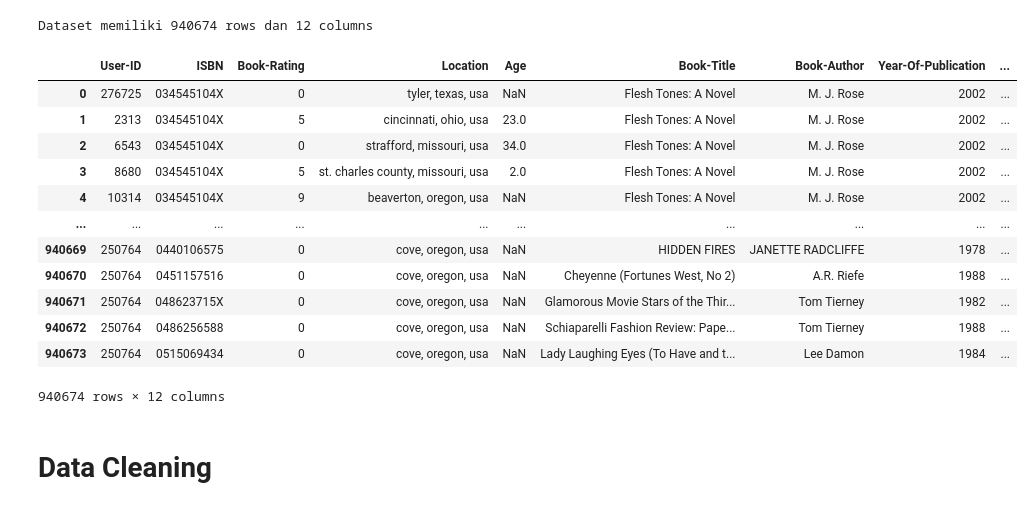
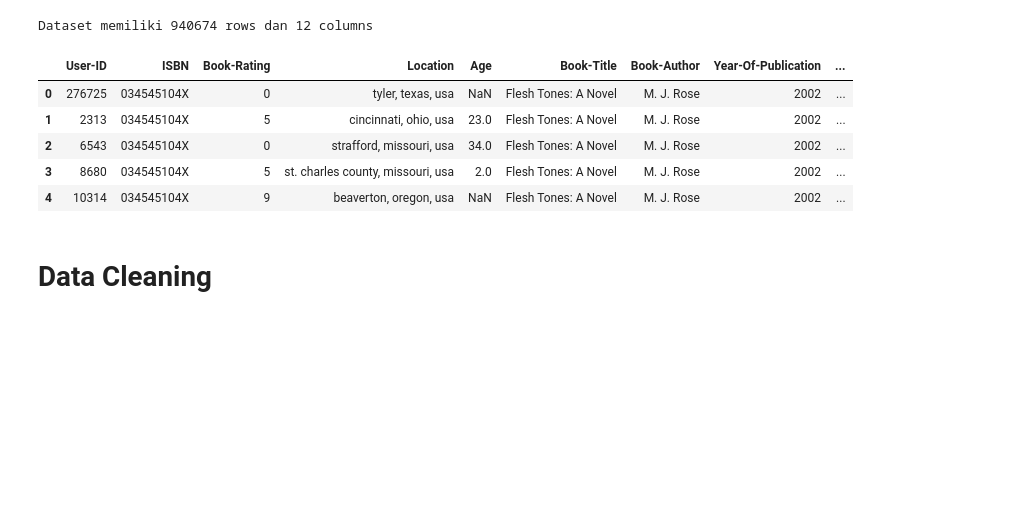
Before and after one commit to fradina/market-basket-analysis-in-book-recommendation-based-on-age, a Jupyter notebook: Prepare Dataset.ipynb, the cells around one changed output. Cells and saved outputs as stored; diff of their text form; code cells hidden in the pictures; blank space fills up the shorter version.

```diff
--- a/Prepare Dataset.ipynb
+++ b/Prepare Dataset.ipynb
@@ -17,9 +17,9 @@ from mlxtend.frequent_patterns import apriori
 from mlxtend.frequent_patterns import association_rules
 # %%
 #Load dataset from bookcrossing
-users = pd.read_csv("./BX-Users.csv", names=['User-ID', 'Location', 'Age'], encoding='latin-1', skiprows=1)
-books = pd.read_csv("./BX-Books.csv", names=['ISBN', 'Book-Title' ,'Book-Author','Year-Of-Publication', 'Publisher', 'Image-Url-S', 'Image-Url-M', 'Image-Url-L'], encoding='latin-1', skiprows=1)
-ratings = pd.read_csv("./BX-Book-Ratings.csv", names=['User-ID', 'ISBN', 'Book-Rating'], encoding='latin-1', skiprows=1)
+users = pd.read_csv("./BX-Book/BX-Users.csv", names=['User-ID', 'Location', 'Age'], encoding='latin-1', skiprows=1)
+books = pd.read_csv("./BX-Book/BX-Books.csv", names=['ISBN', 'Book-Title' ,'Book-Author','Year-Of-Publication', 'Publisher', 'Image-Url-S', 'Image-Url-M', 'Image-Url-L'], encoding='latin-1', skiprows=1)
+ratings = pd.read_csv("./Bx-Book/BX-Book-Ratings.csv", names=['User-ID', 'ISBN', 'Book-Rating'], encoding='latin-1', skiprows=1)
 # %%
 #Print users header
 users.head()
@@ -143,21 +143,14 @@ print("Dataset memiliki {} rows dan {} columns".format(data.shape[0], data.shape
 # %% [output]
 Dataset memiliki 940674 rows dan 12 columns
 # %%
-data
+data.head()
 # %% [output]
 |  | User-ID | ISBN | Book-Rating | Location | Age | Book-Title | Book-Author | Year-Of-Publication | ... |
 | 0 | 276725 | 034545104X | 0 | tyler, texas, usa | NaN | Flesh Tones: A Novel | M. J. Rose | 2002 | ... |
 | 1 | 2313 | 034545104X | 5 | cincinnati, ohio, usa | 23.0 | Flesh Tones: A Novel | M. J. Rose | 2002 | ... |
 | 2 | 6543 | 034545104X | 0 | strafford, missouri, usa | 34.0 | Flesh Tones: A Novel | M. J. Rose | 2002 | ... |
 | 3 | 8680 | 034545104X | 5 | st. charles county, missouri, usa | 2.0 | Flesh Tones: A Novel | M. J. Rose | 2002 | ... |
 | 4 | 10314 | 034545104X | 9 | beaverton, oregon, usa | NaN | Flesh Tones: A Novel | M. J. Rose | 2002 | ... |
-| ... | ... | ... | ... | ... | ... | ... | ... | ... | ... |
-| 940669 | 250764 | 0440106575 | 0 | cove, oregon, usa | NaN | HIDDEN FIRES | JANETTE RADCLIFFE | 1978 | ... |
-| 940670 | 250764 | 0451157516 | 0 | cove, oregon, usa | NaN | Cheyenne (Fortunes West, No 2) | A.R. Riefe | 1988 | ... |
-| 940671 | 250764 | 048623715X | 0 | cove, oregon, usa | NaN | Glamorous Movie Stars of the Thir... | Tom Tierney | 1982 | ... |
-| 940672 | 250764 | 0486256588 | 0 | cove, oregon, usa | NaN | Schiaparelli Fashion Review: Pape... | Tom Tierney | 1988 | ... |
-| 940673 | 250764 | 0515069434 | 0 | cove, oregon, usa | NaN | Lady Laughing Eyes (To Have and t... | Lee Damon | 1984 | ... |
-940674 rows × 12 columns
 # %% [markdown]
 # Data Cleaning
 # %%
```
Also changed, not shown: parts of 11 cells of this notebook.
